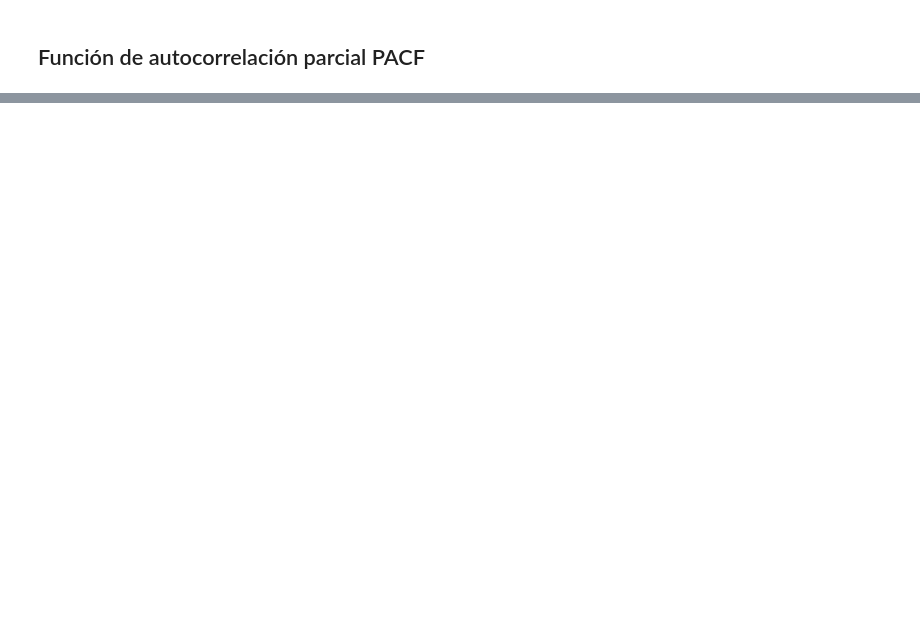
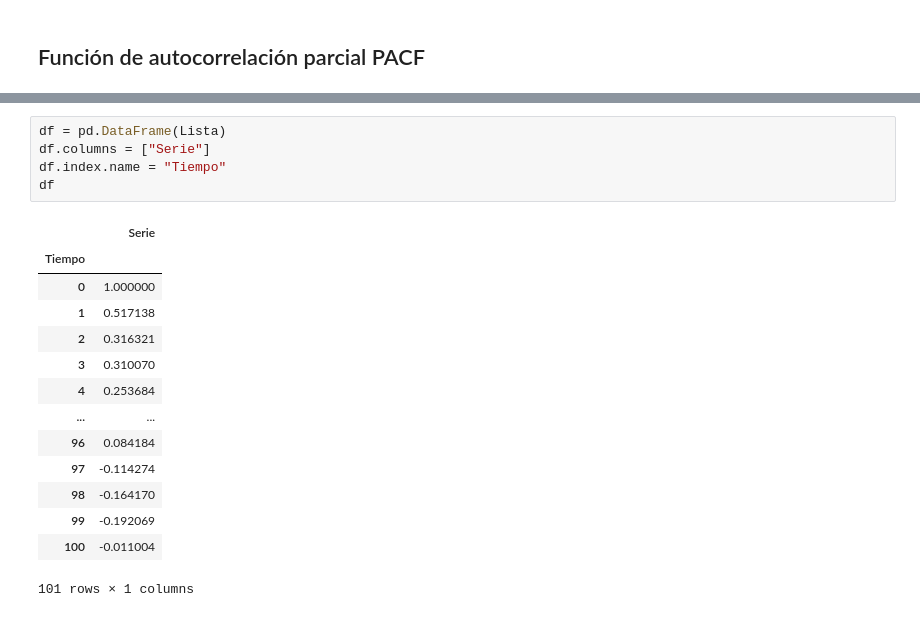
Before and after one commit to Chefi/Modelos-de-Control-de-Producci-n, a Jupyter notebook: Series de Tiempo en Python.ipynb, the cells around one changed output, grey strips where cells are left out. Cells and saved outputs as stored; diff of their text form; blank space fills up the shorter version.

```diff
--- a/Series de Tiempo en Python.ipynb
+++ b/Series de Tiempo en Python.ipynb
@@ -229,0 +381,20 @@ plt.show()
+# %%
+df = pd.DataFrame(Lista)
+df.columns = ["Serie"]
+df.index.name = "Tiempo"
+df
+# %% [output]
+|  | Serie |
+| Tiempo |  |
+| 0 | 1.000000 |
+| 1 | 0.517138 |
+| 2 | 0.316321 |
+| 3 | 0.310070 |
+| 4 | 0.253684 |
+| ... | ... |
+| 96 | 0.084184 |
+| 97 | -0.114274 |
+| 98 | -0.164170 |
+| 99 | -0.192069 |
+| 100 | -0.011004 |
+101 rows × 1 columns
```
Also changed, not shown: parts of 42 cells of this notebook.
